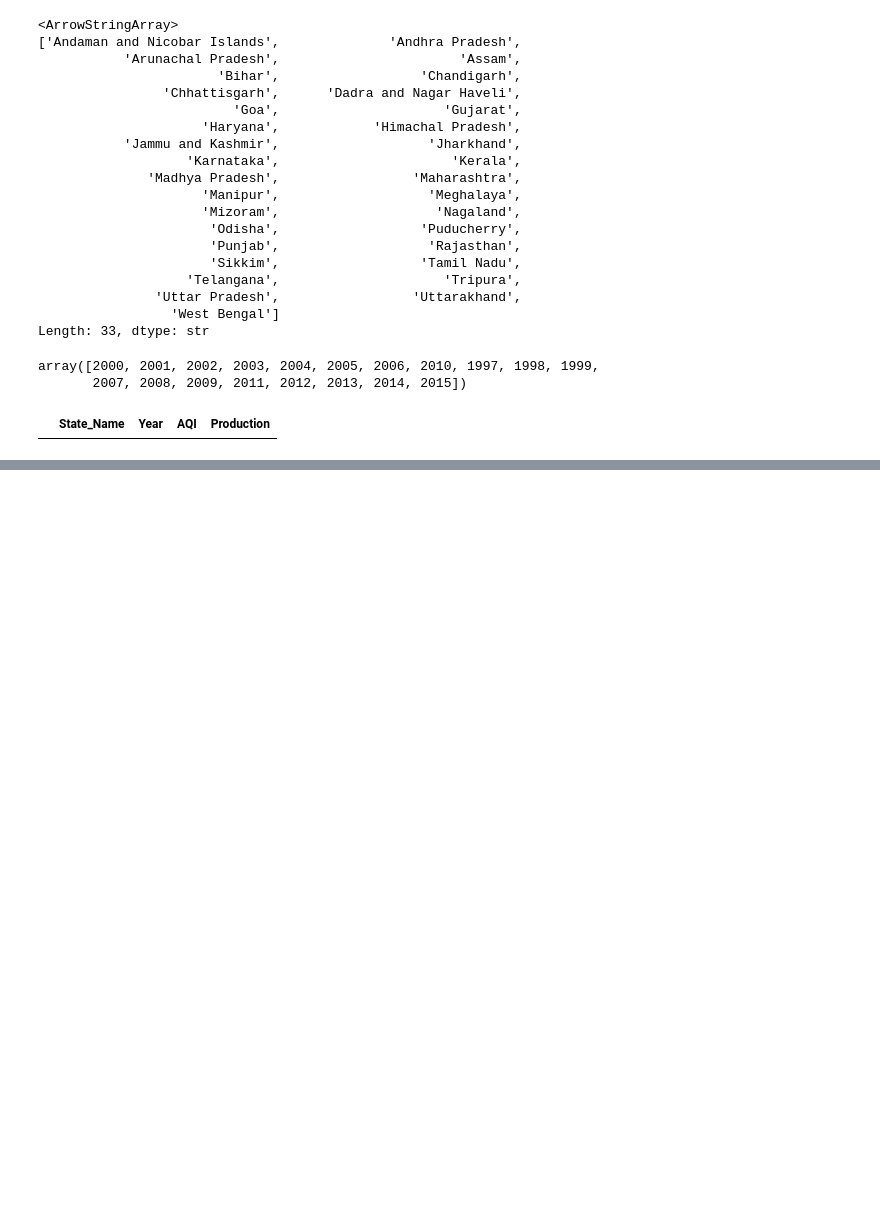
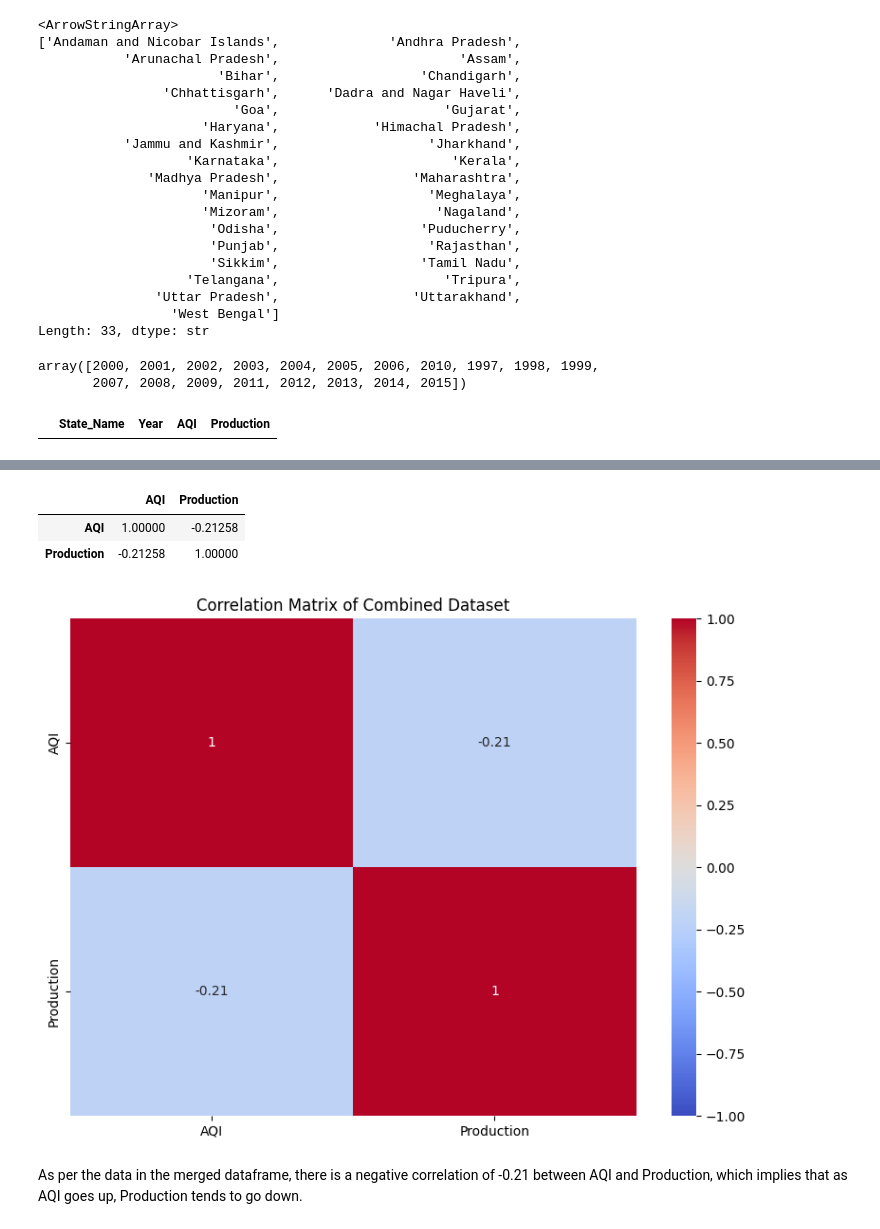
Before and after one commit to aimee-joseph/ML-Lab-2547204, a Jupyter notebook: Lab 2.ipynb, the cells around one changed output, grey strips where cells are left out. Cells and saved outputs as stored; diff of their text form; code cells hidden in the pictures; blank space fills up the shorter version.

```diff
--- a/Lab 2.ipynb
+++ b/Lab 2.ipynb
@@ -605,0 +610,3 @@ merged.head()
+# %%
+aqi_by_state = city_day_clean_treated.groupby('State_Name')['AQI'].mean().reset_index()
+aqi_by_state.head()
@@ -605,0 +620,3 @@ merged.head()
+# %%
+crop_by_state = crop_production_clean.groupby('State_Name')['Production'].sum().reset_index()
+crop_by_state.head()
@@ -605,0 +630,3 @@ merged.head()
+# %%
+merged_state = aqi_by_state.merge(crop_by_state, on='State_Name', how='inner')
+merged_state.head()
@@ -605,0 +640,19 @@ merged.head()
+# %%
+corr = merged_state[['AQI', 'Production']].corr()
+corr
+# %% [output]
+|  | AQI | Production |
+| AQI | 1.00000 | -0.21258 |
+| Production | -0.21258 | 1.00000 |
+# %%
+corr = merged_state.select_dtypes(include='number').corr()
+# %%
+plt.figure(figsize=(8, 6))
+sns.heatmap(corr, annot=True, cmap='coolwarm', vmin=-1, vmax=1)
+plt.title('Correlation Matrix of Combined Dataset')
+plt.tight_layout()
+plt.show()
+# %% [output]
+[figure, added]
+# %% [markdown]
+As per the data in the merged dataframe, there is a negative correlation of -0.21 between AQI and Production, which implies that as AQI goes up, Production tends to go down.
```
Also changed, not shown: parts of 5 cells of this notebook.
